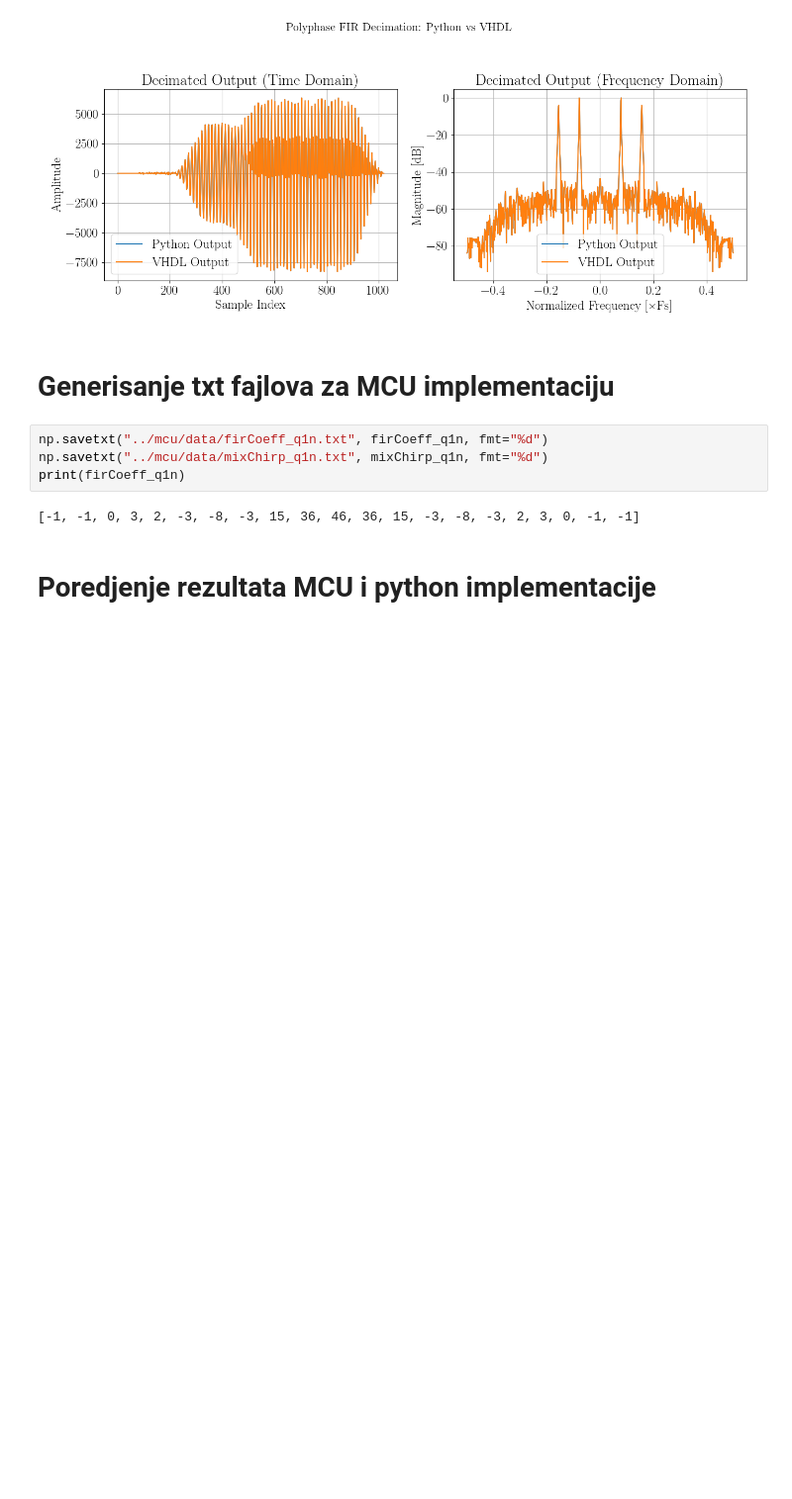
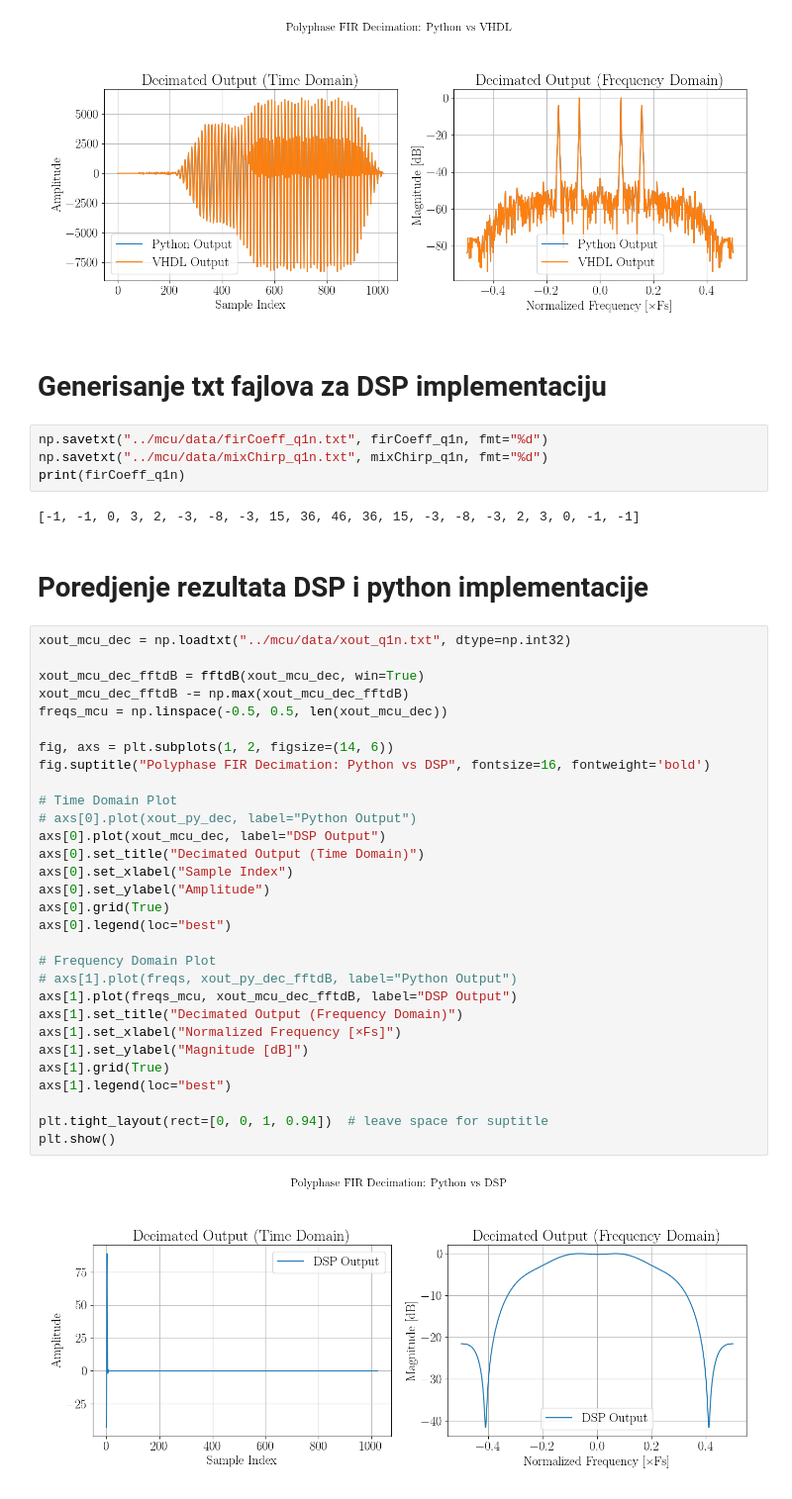
Before and after one commit to urosminoski/DPS, a Jupyter notebook: DPS_2023_3133_Uros_Minoski/python/2023_3133.ipynb, the cells around one changed output. Shown at 99% size. Saved outputs shown, nothing was run; the diff lists cells and outputs as text; blank space fills up the shorter version.

```diff
--- a/DPS_2023_3133_Uros_Minoski/python/2023_3133.ipynb
+++ b/DPS_2023_3133_Uros_Minoski/python/2023_3133.ipynb
@@ -385,7 +385,7 @@ plt.show()
 Error sum: 0
 [figure]
 # %% [markdown]
-# Generisanje txt fajlova za MCU implementaciju
+# Generisanje txt fajlova za DSP implementaciju
 # %%
 np.savetxt("../mcu/data/firCoeff_q1n.txt", firCoeff_q1n, fmt="%d")
 np.savetxt("../mcu/data/mixChirp_q1n.txt", mixChirp_q1n, fmt="%d")
@@ -393,4 +393,36 @@ print(firCoeff_q1n)
 # %% [output]
 [-1, -1, 0, 3, 2, -3, -8, -3, 15, 36, 46, 36, 15, -3, -8, -3, 2, 3, 0, -1, -1]
 # %% [markdown]
-# Poredjenje rezultata MCU i python implementacije
+# Poredjenje rezultata DSP i python implementacije
+# %%
+xout_mcu_dec = np.loadtxt("../mcu/data/xout_q1n.txt", dtype=np.int32)
+
+xout_mcu_dec_fftdB = fftdB(xout_mcu_dec, win=True)
+xout_mcu_dec_fftdB -= np.max(xout_mcu_dec_fftdB)
+freqs_mcu = np.linspace(-0.5, 0.5, len(xout_mcu_dec))
+
+fig, axs = plt.subplots(1, 2, figsize=(14, 6))
+fig.suptitle("Polyphase FIR Decimation: Python vs DSP", fontsize=16, fontweight='bold')
+
+# Time Domain Plot
+# axs[0].plot(xout_py_dec, label="Python Output")
+axs[0].plot(xout_mcu_dec, label="DSP Output")
+axs[0].set_title("Decimated Output (Time Domain)")
+axs[0].set_xlabel("Sample Index")
+axs[0].set_ylabel("Amplitude")
+axs[0].grid(True)
+axs[0].legend(loc="best")
+
+# Frequency Domain Plot
+# axs[1].plot(freqs, xout_py_dec_fftdB, label="Python Output")
+axs[1].plot(freqs_mcu, xout_mcu_dec_fftdB, label="DSP Output")
+axs[1].set_title("Decimated Output (Frequency Domain)")
+axs[1].set_xlabel("Normalized Frequency [×Fs]")
+axs[1].set_ylabel("Magnitude [dB]")
+axs[1].grid(True)
+axs[1].legend(loc="best")
+
+plt.tight_layout(rect=[0, 0, 1, 0.94])  # leave space for suptitle
+plt.show()
+# %% [output]
+[figure, added]
```
Also changed, not shown: 2 other files.
